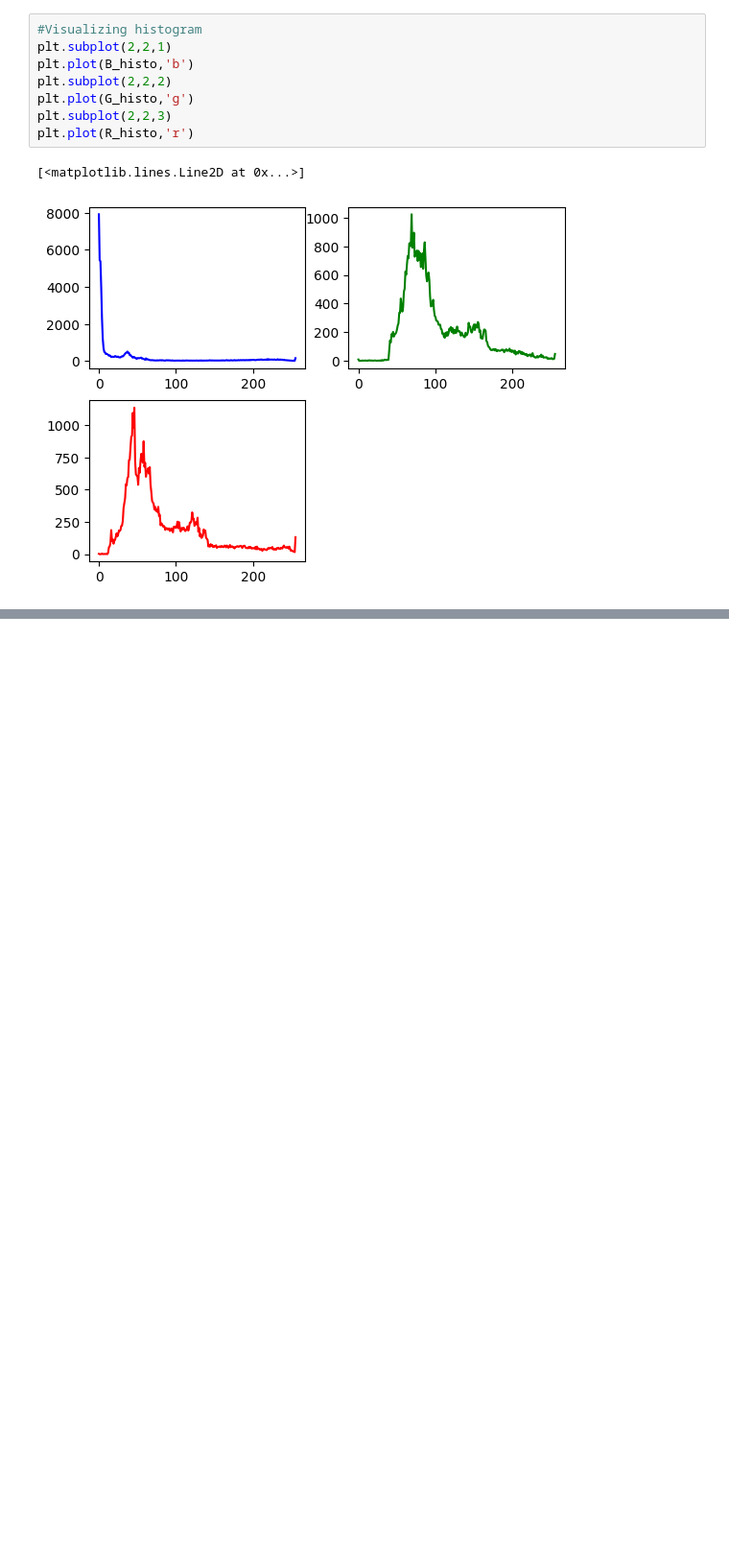
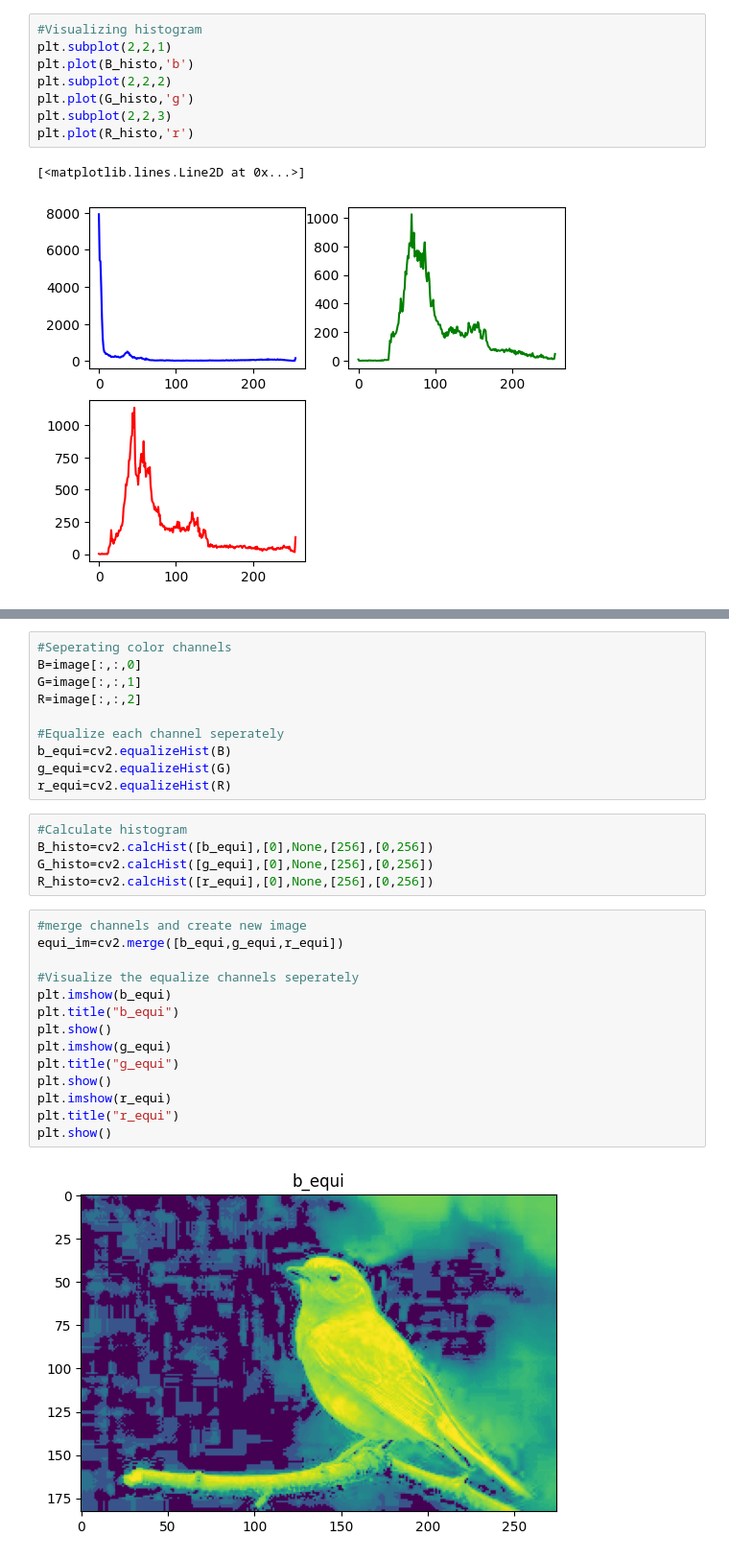
Before and after one commit to GeethmaMunasinghe/Digital_Image_Processing, a Jupyter notebook: Histogram_Processing.ipynb, the cells around one changed output, grey strips where cells are left out. Shown at 96% size. Drawn from its saved outputs; the diff is of its cells as text; blank space fills up the shorter version.

```diff
--- a/Histogram_Processing.ipynb
+++ b/Histogram_Processing.ipynb
@@ -131,0 +137,31 @@ plt.plot(R_histo,'r')
+# %%
+#Seperating color channels
+B=image[:,:,0]
+G=image[:,:,1]
+R=image[:,:,2]
+
+#Equalize each channel seperately
+b_equi=cv2.equalizeHist(B)
+g_equi=cv2.equalizeHist(G)
+r_equi=cv2.equalizeHist(R)
+# %%
+#Calculate histogram
+B_histo=cv2.calcHist([b_equi],[0],None,[256],[0,256])
+G_histo=cv2.calcHist([g_equi],[0],None,[256],[0,256])
+R_histo=cv2.calcHist([r_equi],[0],None,[256],[0,256])
+# %%
+#merge channels and create new image
+equi_im=cv2.merge([b_equi,g_equi,r_equi])
+
+#Visualize the equalize channels seperately
+plt.imshow(b_equi)
+plt.title("b_equi")
+plt.show()
+plt.imshow(g_equi)
+plt.title("g_equi")
+plt.show()
+plt.imshow(r_equi)
+plt.title("r_equi")
+plt.show()
+# %% [output]
+[figure, added]
```
Also changed, not shown: parts of 2 cells of this notebook.
